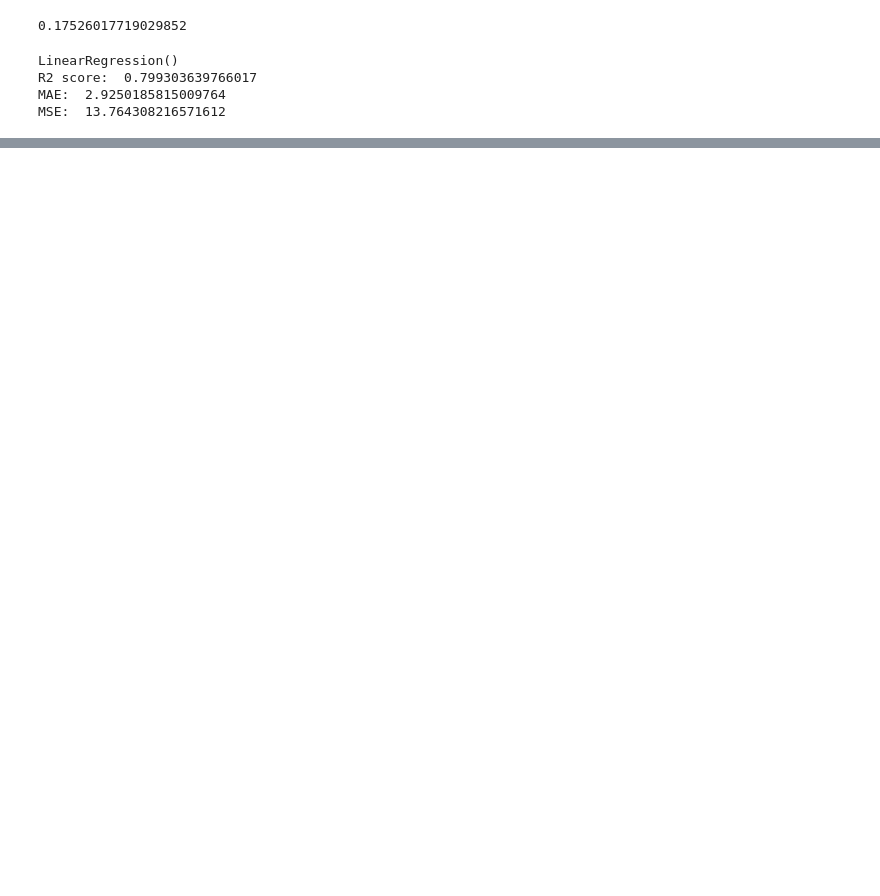
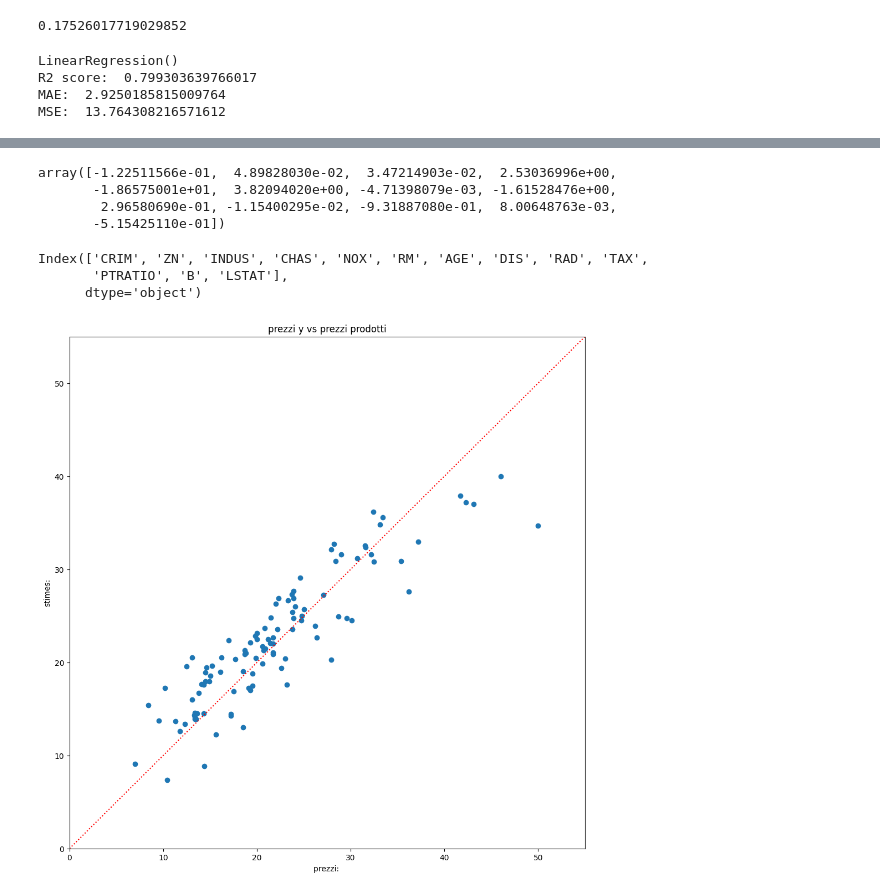
Before and after one commit to AndreaPela03/PrimaRepository, a Jupyter notebook: regressione_lineare.ipynb, the cells around one changed output, grey strips where cells are left out. Saved outputs shown, nothing was run; the diff lists cells and outputs as text; code cells hidden in the pictures; blank space fills up the shorter version.

```diff
--- a/regressione_lineare.ipynb
+++ b/regressione_lineare.ipynb
@@ -206,0 +218,25 @@ MAE:  2.0808037383177567
+# %%
+model.coef_
+# %% [output]
+array([-1.22511566e-01,  4.89828030e-02,  3.47214903e-02,  2.53036996e+00,
+       -1.86575001e+01,  3.82094020e+00, -4.71398079e-03, -1.61528476e+00,
+        2.96580690e-01, -1.15400295e-02, -9.31887080e-01,  8.00648763e-03,
+       -5.15425110e-01])
+# %%
+X.columns
+# %% [output]
+Index(['CRIM', 'ZN', 'INDUS', 'CHAS', 'NOX', 'RM', 'AGE', 'DIS', 'RAD', 'TAX',
+       'PTRATIO', 'B', 'LSTAT'],
+      dtype='object')
+# %%
+plt.figure(figsize=(12,12))
+plt.scatter(y_test, y_pred)
+plt.xlabel('prezzi: ')
+plt.xlim(0,55)
+plt.ylabel('stimes:')
+plt.ylim(0,55)
+plt.title('prezzi y vs prezzi prodotti')
+plt.plot([0,60],[0,60],'r:')
+plt.show()
+# %% [output]
+[figure, added]
```
Also changed, not shown: parts of 4 cells of this notebook, 2 other files.
